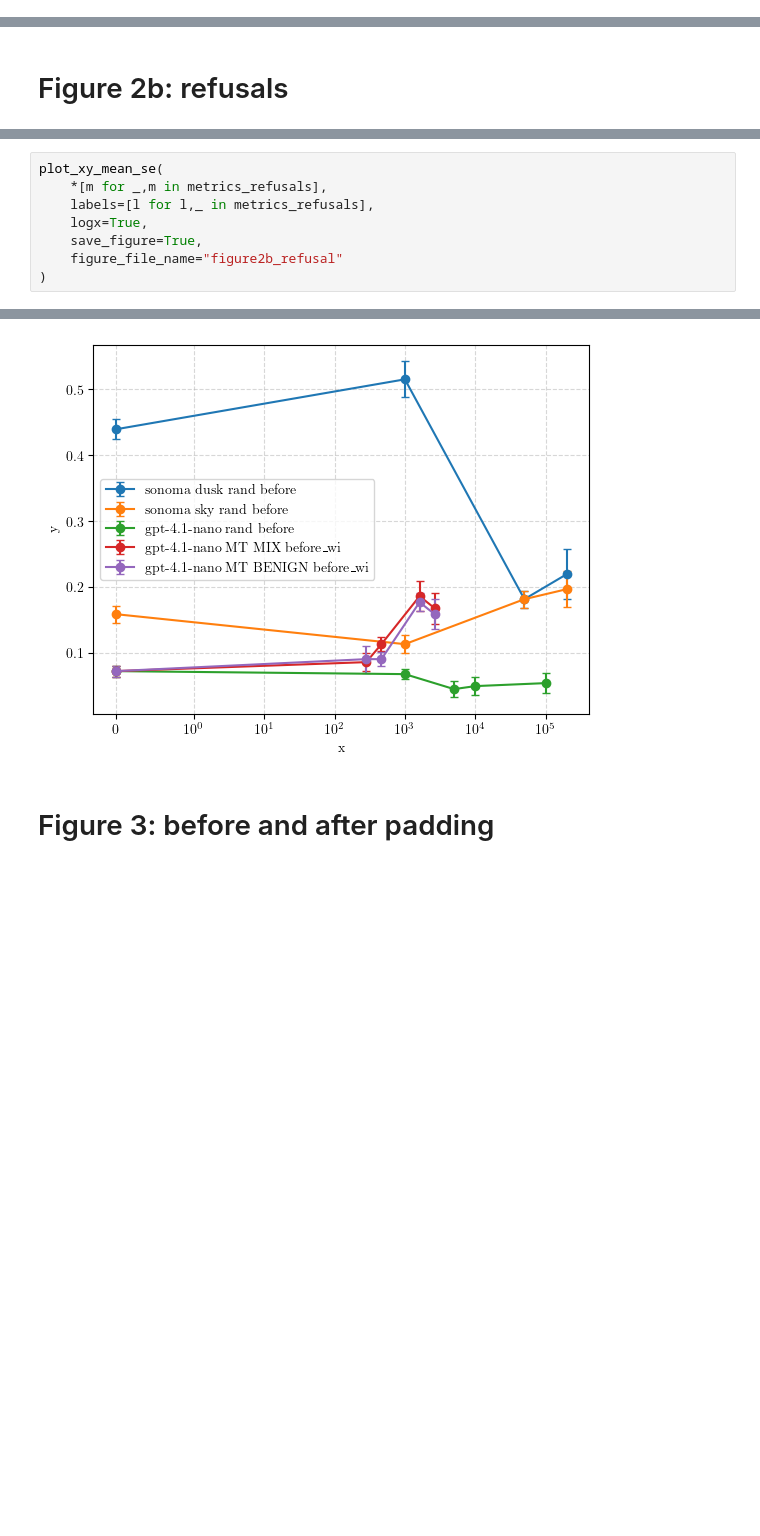
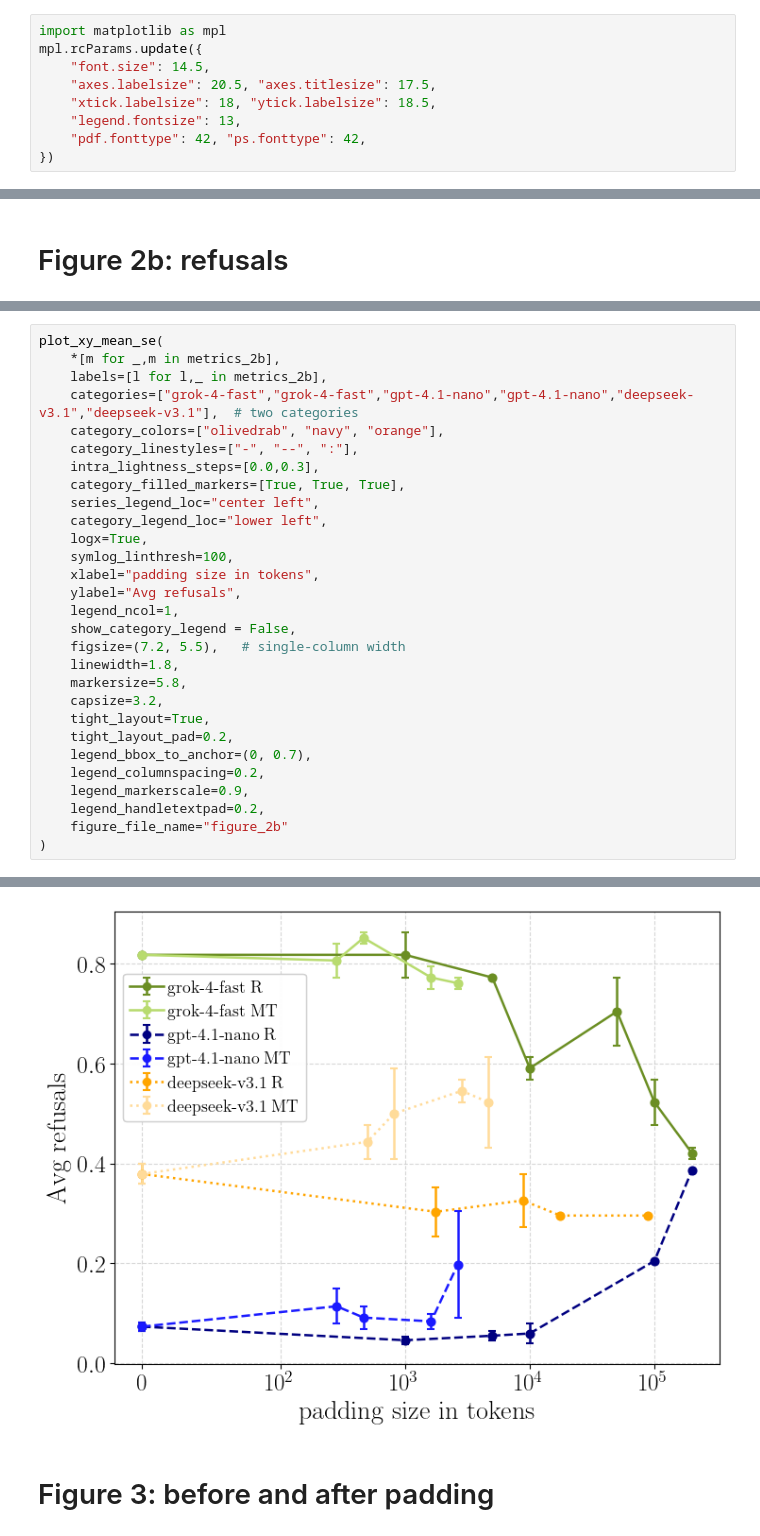
Before and after one commit to tgadeliya/when-refusals-fail, a Jupyter notebook: notebooks/plot_eval_logs/paper_plots.ipynb, the cells around one changed output, grey strips where cells are left out. Cells and saved outputs as stored; diff of their text form; blank space fills up the shorter version.

```diff
--- a/notebooks/plot_eval_logs/paper_plots.ipynb
+++ b/notebooks/plot_eval_logs/paper_plots.ipynb
@@ -330,0 +539,9 @@ plot_xy_mean_se(
+# %%
+import matplotlib as mpl
+mpl.rcParams.update({
+    "font.size": 14.5,
+    "axes.labelsize": 20.5, "axes.titlesize": 17.5,
+    "xtick.labelsize": 18, "ytick.labelsize": 18.5,
+    "legend.fontsize": 13,
+    "pdf.fonttype": 42, "ps.fonttype": 42,
+})
@@ -351,10 +599,31 @@ metrics_refusals = [
 ]
 # %%
 plot_xy_mean_se(
-    *[m for _,m in metrics_refusals],
-    labels=[l for l,_ in metrics_refusals],
+    *[m for _,m in metrics_2b],
+    labels=[l for l,_ in metrics_2b],
+    categories=["grok-4-fast","grok-4-fast","gpt-4.1-nano","gpt-4.1-nano","deepseek-v3.1","deepseek-v3.1"],  # two categories
+    category_colors=["olivedrab", "navy", "orange"],
+    category_linestyles=["-", "--", ":"],
+    intra_lightness_steps=[0.0,0.3],
+    category_filled_markers=[True, True, True],
+    series_legend_loc="center left",
+    category_legend_loc="lower left",
     logx=True,
-    save_figure=True,
-    figure_file_name="figure2b_refusal"
+    symlog_linthresh=100,
+    xlabel="padding size in tokens",
+    ylabel="Avg refusals",
+    legend_ncol=1,
+    show_category_legend = False,
+    figsize=(7.2, 5.5),   # single-column width
+    linewidth=1.8,
+    markersize=5.8,
+    capsize=3.2,
+    tight_layout=True,
+    tight_layout_pad=0.2,
+    legend_bbox_to_anchor=(0, 0.7),
+    legend_columnspacing=0.2,
+    legend_markerscale=0.9,
+    legend_handletextpad=0.2,
+    figure_file_name="figure_2b"
 )
 # %% [output]
@@ -362,4 +632,4 @@ plot_xy_mean_se(
-[figure, old version]
+[figure, new version]
 # %% [markdown]
 # Figure 3: before and after padding
 # %%
```
Also changed, not shown: parts of 21 cells of this notebook, 10 other files.
